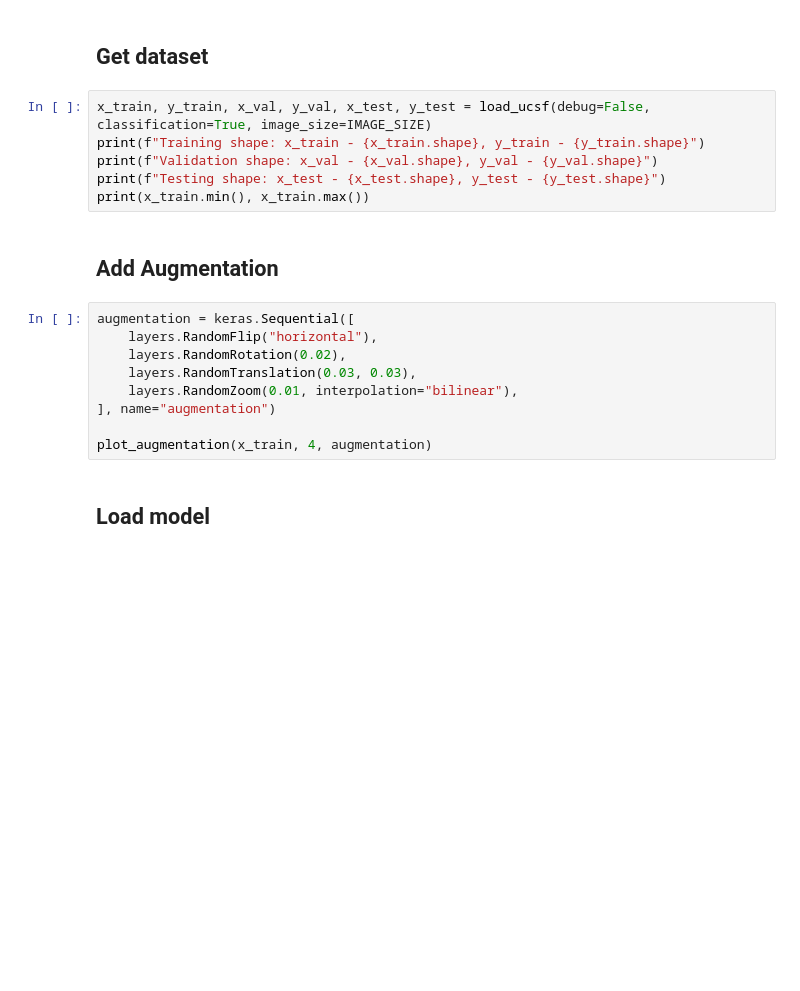
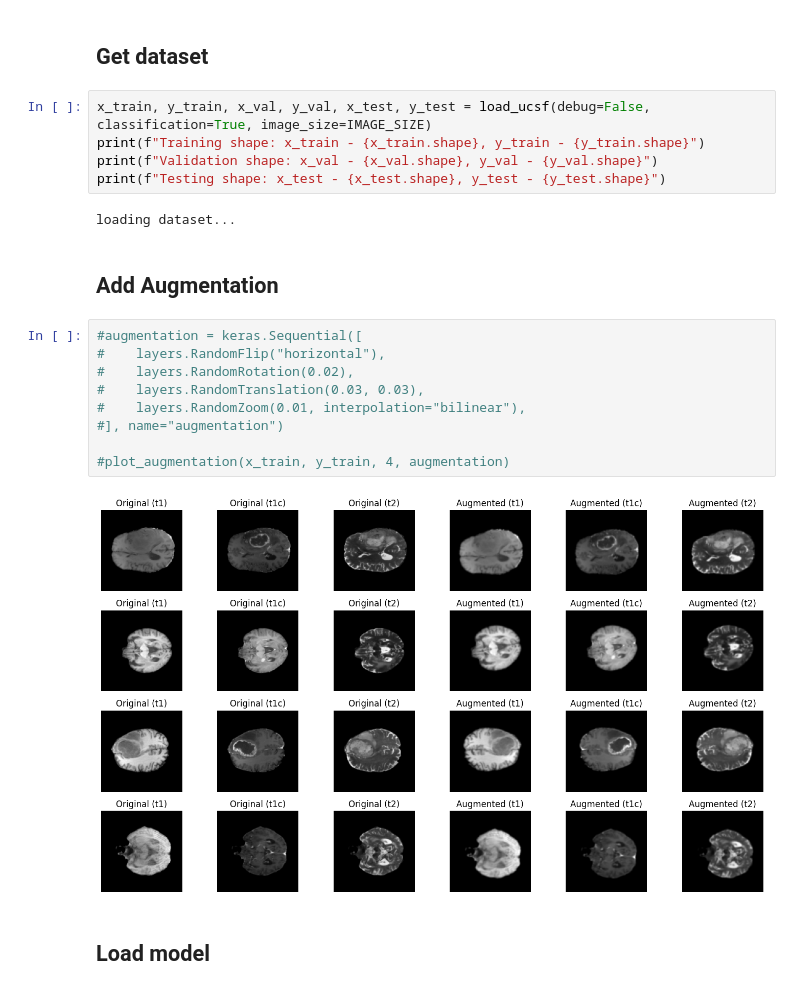
Before and after one commit to LeviFinnPerry/BrainTumour, a Jupyter notebook: models/finetuning_classification_model.ipynb, the cells around one changed output. Saved outputs shown, nothing was run; the diff lists cells and outputs as text; blank space fills up the shorter version.

```diff
--- a/models/finetuning_classification_model.ipynb
+++ b/models/finetuning_classification_model.ipynb
@@ -15,18 +15,21 @@ x_train, y_train, x_val, y_val, x_test, y_test = load_ucsf(debug=False, classifi
 print(f"Training shape: x_train - {x_train.shape}, y_train - {y_train.shape}")
 print(f"Validation shape: x_val - {x_val.shape}, y_val - {y_val.shape}")
 print(f"Testing shape: x_test - {x_test.shape}, y_test - {y_test.shape}")
-print(x_train.min(), x_train.max())
+# %% [output]
+loading dataset...
 # %% [markdown]
 ## Add Augmentation
 # %%
-augmentation = keras.Sequential([
-    layers.RandomFlip("horizontal"),
-    layers.RandomRotation(0.02),
-    layers.RandomTranslation(0.03, 0.03),
-    layers.RandomZoom(0.01, interpolation="bilinear"),
-], name="augmentation")
+#augmentation = keras.Sequential([
+#    layers.RandomFlip("horizontal"),
+#    layers.RandomRotation(0.02),
+#    layers.RandomTranslation(0.03, 0.03),
+#    layers.RandomZoom(0.01, interpolation="bilinear"),
+#], name="augmentation")
 
-plot_augmentation(x_train, 4, augmentation)
+#plot_augmentation(x_train, y_train, 4, augmentation)
+# %% [output]
+[figure, added]
 # %% [markdown]
 ## Load model
 # %%
```
Also changed, not shown: parts of 8 cells of this notebook, 1 other file.
